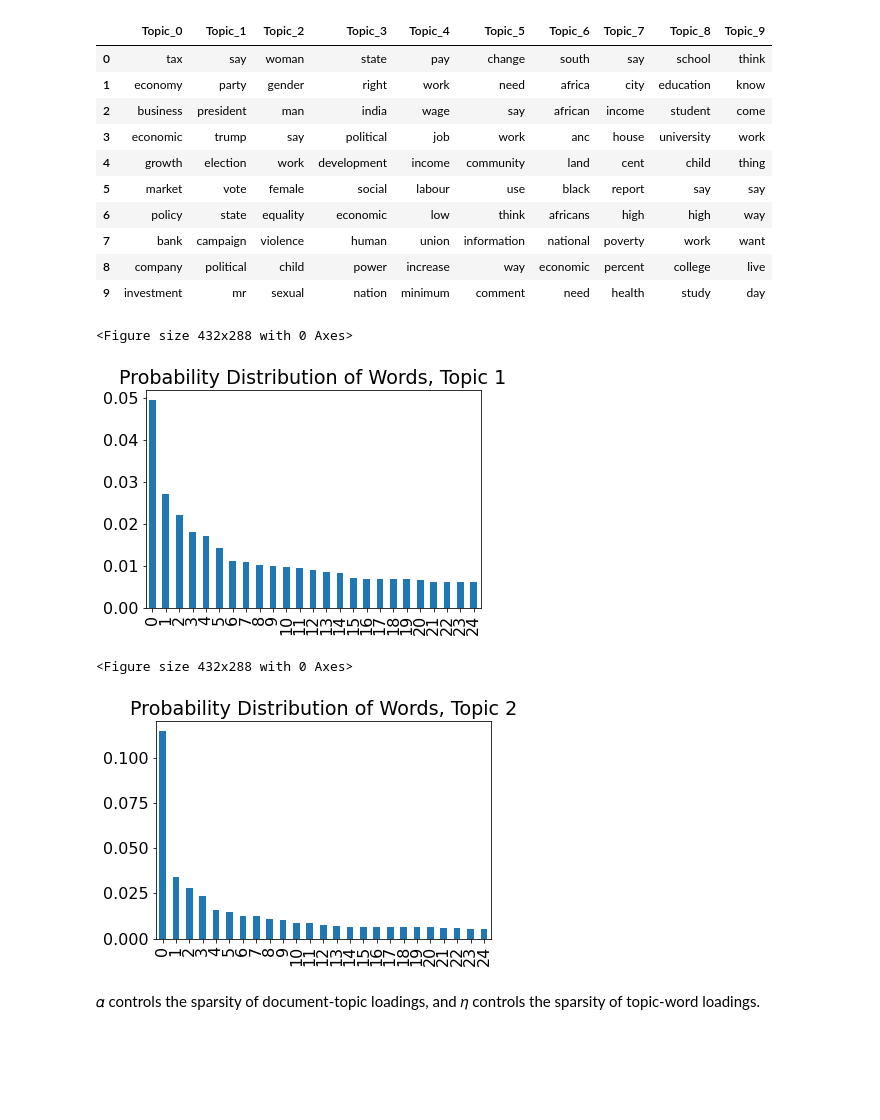
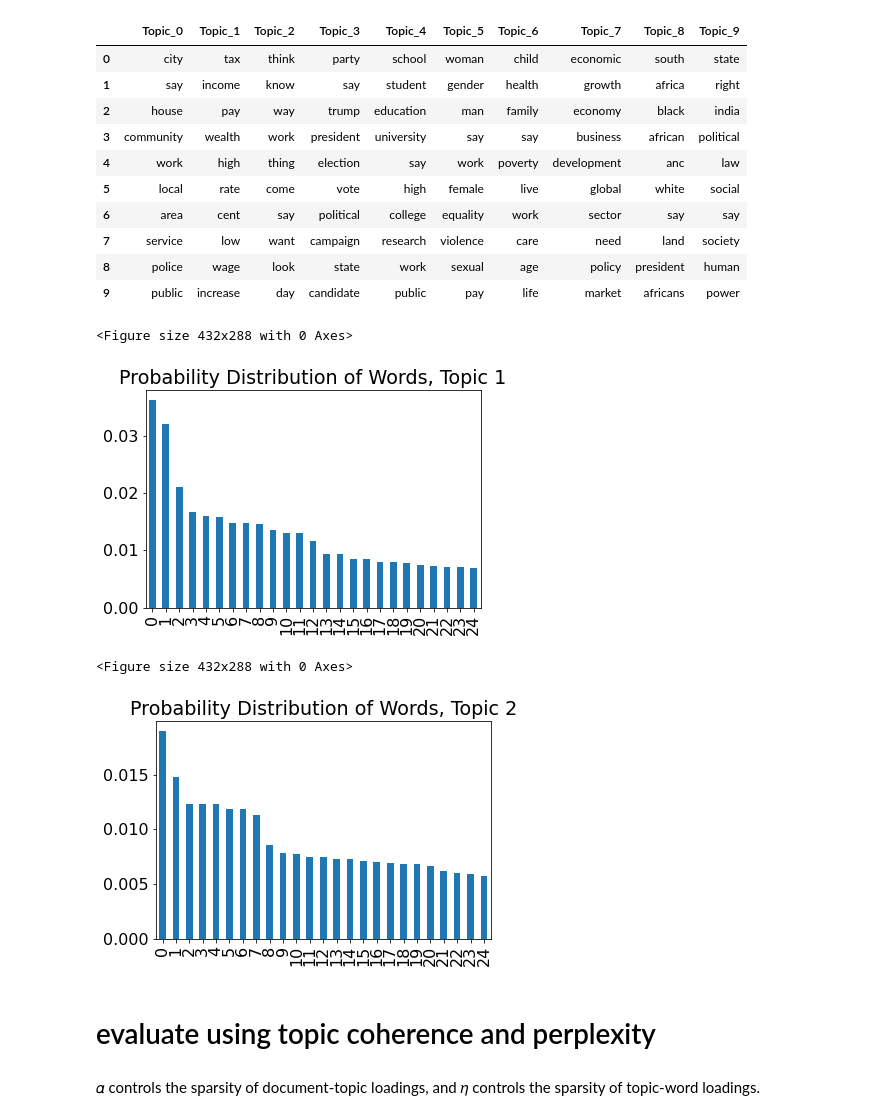
Before and after one commit to xxicheng/content-analysis-project-Online-news-coverage-of-inequality, a Jupyter notebook: code/topic modeling.ipynb, the cells around one changed output. Saved outputs shown, nothing was run; the diff lists cells and outputs as text; code cells hidden in the pictures; blank space fills up the shorter version.

```diff
--- a/code/topic modeling.ipynb
+++ b/code/topic modeling.ipynb
@@ -225,41 +255,43 @@ plt.show()
 # %%
 topicsDict = {}
-for topicNum in range(nowlda.num_topics):
-    topicWords = [w for w, p in nowlda.show_topic(topicNum)]
+for topicNum in range(nowlda10.num_topics):
+    topicWords = [w for w, p in nowlda10.show_topic(topicNum)]
     topicsDict['Topic_{}'.format(topicNum)] = topicWords
 
 wordRanksDF = pandas.DataFrame(topicsDict)
 wordRanksDF
 # %% [output]
 |  | Topic_0 | Topic_1 | Topic_2 | Topic_3 | Topic_4 | Topic_5 | Topic_6 | Topic_7 | Topic_8 | Topic_9 |
-| 0 | tax | say | woman | state | pay | change | south | say | school | think |
-| 1 | economy | party | gender | right | work | need | africa | city | education | know |
-| 2 | business | president | man | india | wage | say | african | income | student | come |
-| 3 | economic | trump | say | political | job | work | anc | house | university | work |
-| 4 | growth | election | work | development | income | community | land | cent | child | thing |
-| 5 | market | vote | female | social | labour | use | black | report | say | say |
-| 6 | policy | state | equality | economic | low | think | africans | high | high | way |
-| 7 | bank | campaign | violence | human | union | information | national | poverty | work | want |
-| 8 | company | political | child | power | increase | way | economic | percent | college | live |
-| 9 | investment | mr | sexual | nation | minimum | comment | need | health | study | day |
+| 0 | city | tax | think | party | school | woman | child | economic | south | state |
+| 1 | say | income | know | say | student | gender | health | growth | africa | right |
+| 2 | house | pay | way | trump | education | man | family | economy | black | india |
+| 3 | community | wealth | work | president | university | say | say | business | african | political |
+| 4 | work | high | thing | election | say | work | poverty | development | anc | law |
+| 5 | local | rate | come | vote | high | female | live | global | white | social |
+| 6 | area | cent | say | political | college | equality | work | sector | say | say |
+| 7 | service | low | want | campaign | research | violence | care | need | land | society |
+| 8 | police | wage | look | state | work | sexual | age | policy | president | human |
+| 9 | public | increase | day | candidate | public | pay | life | market | africans | power |
 # %%
-topic1_df = pandas.DataFrame(nowlda.show_topic(1, topn=25))
+topic1_df = pandas.DataFrame(nowlda10.show_topic(1, topn=25))
 plt.figure()
 topic1_df.plot.bar(legend = False)
 plt.title('Probability Distribution of Words, Topic 1')
 plt.show()
 # %% [output]
 <Figure size 432x288 with 0 Axes>
-[figure, old version]
+[figure, new version]
 # %%
-topic_df = pandas.DataFrame(nowlda.show_topic(2, topn=25))
+topic_df = pandas.DataFrame(nowlda10.show_topic(2, topn=25))
 plt.figure()
 topic_df.plot.bar(legend = False)
 plt.title('Probability Distribution of Words, Topic 2')
 plt.show()
 # %% [output]
 <Figure size 432x288 with 0 Axes>
-[figure, old version]
+[figure, new version]
+# %% [markdown]
+# evaluate using topic coherence and perplexity
 # %% [markdown]
 𝛼  controls the sparsity of document-topic loadings, and 𝜂 controls the sparsity of topic-word loadings.
 # %%
```
Also changed, not shown: parts of 89 cells of this notebook.
